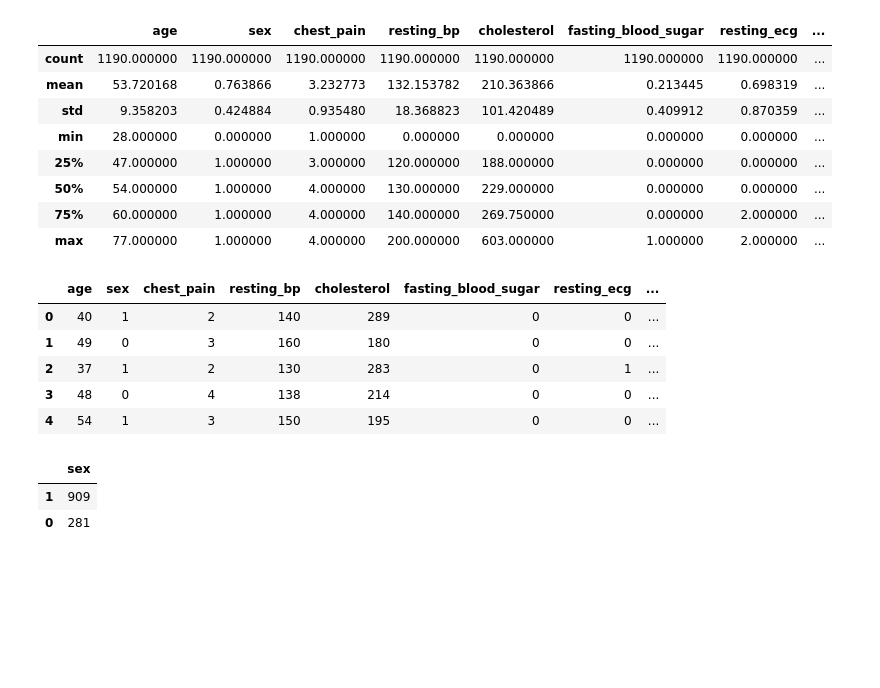
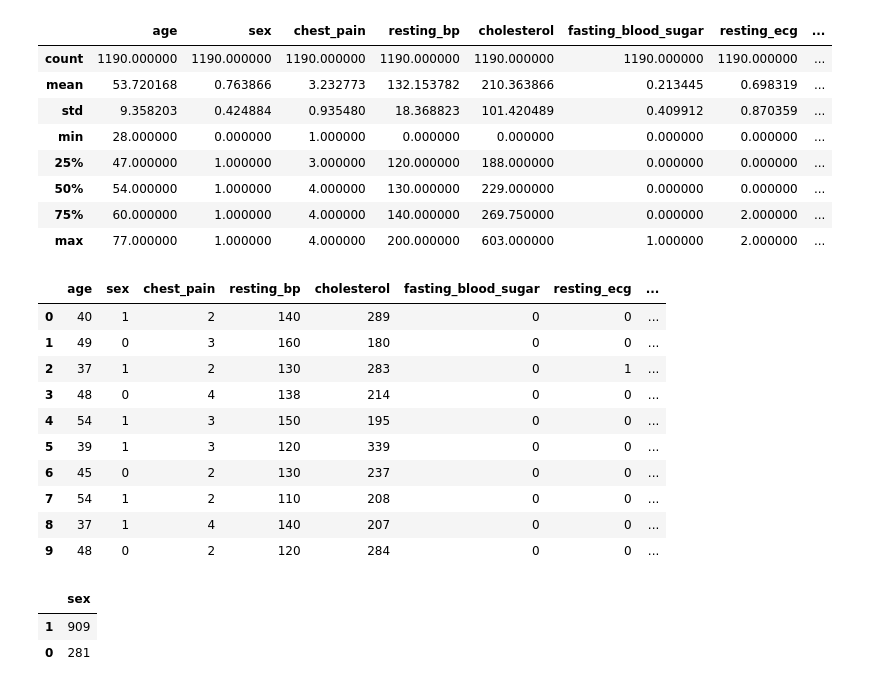
Before and after one commit to ravjolt/project-4, a Jupyter notebook: Heart Disease Predictor.ipynb, the cells around one changed output. Saved outputs shown, nothing was run; the diff lists cells and outputs as text; code cells hidden in the pictures; blank space fills up the shorter version.

```diff
--- a/Heart2.ipynb
+++ b/Heart Disease Predictor.ipynb
@@ -103,8 +82,8 @@ from sklearn.ensemble import RandomForestClassifier
 from sklearn.metrics import f1_score, recall_score, precision_score, accuracy_score, roc_auc_score, roc_curve, confusion_matrix
 from catboost import CatBoostClassifier
 # %%
-heart = pd.read_csv("https://data-bootcamp-01.s3.us-west-1.amazonaws.com/heart_statlog_cleveland_hungary_final.csv", sep=",")
-heart.describe()
+heart_df = pd.read_csv("https://data-bootcamp-01.s3.us-west-1.amazonaws.com/heart_statlog_cleveland_hungary_final.csv", sep=",")
+heart_df.describe()
 # %% [output]
 |  | age | sex | chest_pain | resting_bp | cholesterol | fasting_blood_sugar | resting_ecg | ... |
 | count | 1190.000000 | 1190.000000 | 1190.000000 | 1190.000000 | 1190.000000 | 1190.000000 | 1190.000000 | ... |
@@ -115,15 +94,20 @@ heart.describe()
 | 50% | 54.000000 | 1.000000 | 4.000000 | 130.000000 | 229.000000 | 0.000000 | 0.000000 | ... |
 | 75% | 60.000000 | 1.000000 | 4.000000 | 140.000000 | 269.750000 | 0.000000 | 2.000000 | ... |
 | max | 77.000000 | 1.000000 | 4.000000 | 200.000000 | 603.000000 | 1.000000 | 2.000000 | ... |
-# %%
-heart.head()
-# %% [output]
-|  | age | sex | chest_pain | resting_bp | cholesterol | fasting_blood_sugar | resting_ecg | ... |
-| 0 | 40 | 1 | 2 | 140 | 289 | 0 | 0 | ... |
-| 1 | 49 | 0 | 3 | 160 | 180 | 0 | 0 | ... |
-| 2 | 37 | 1 | 2 | 130 | 283 | 0 | 1 | ... |
-| 3 | 48 | 0 | 4 | 138 | 214 | 0 | 0 | ... |
-| 4 | 54 | 1 | 3 | 150 | 195 | 0 | 0 | ... |
+# %%
+heart_df.head(10)
+# %% [output]
+|  | age | sex | chest_pain | resting_bp | cholesterol | fasting_blood_sugar | resting_ecg | ... |
+| 0 | 40 | 1 | 2 | 140 | 289 | 0 | 0 | ... |
+| 1 | 49 | 0 | 3 | 160 | 180 | 0 | 0 | ... |
+| 2 | 37 | 1 | 2 | 130 | 283 | 0 | 1 | ... |
+| 3 | 48 | 0 | 4 | 138 | 214 | 0 | 0 | ... |
+| 4 | 54 | 1 | 3 | 150 | 195 | 0 | 0 | ... |
+| 5 | 39 | 1 | 3 | 120 | 339 | 0 | 0 | ... |
+| 6 | 45 | 0 | 2 | 130 | 237 | 0 | 0 | ... |
+| 7 | 54 | 1 | 2 | 110 | 208 | 0 | 0 | ... |
+| 8 | 37 | 1 | 4 | 140 | 207 | 0 | 0 | ... |
+| 9 | 48 | 0 | 2 | 120 | 284 | 0 | 0 | ... |
 # %%
 import pandas as pd
 import numpy as np
```
Also changed, not shown: parts of 17 cells of this notebook.
